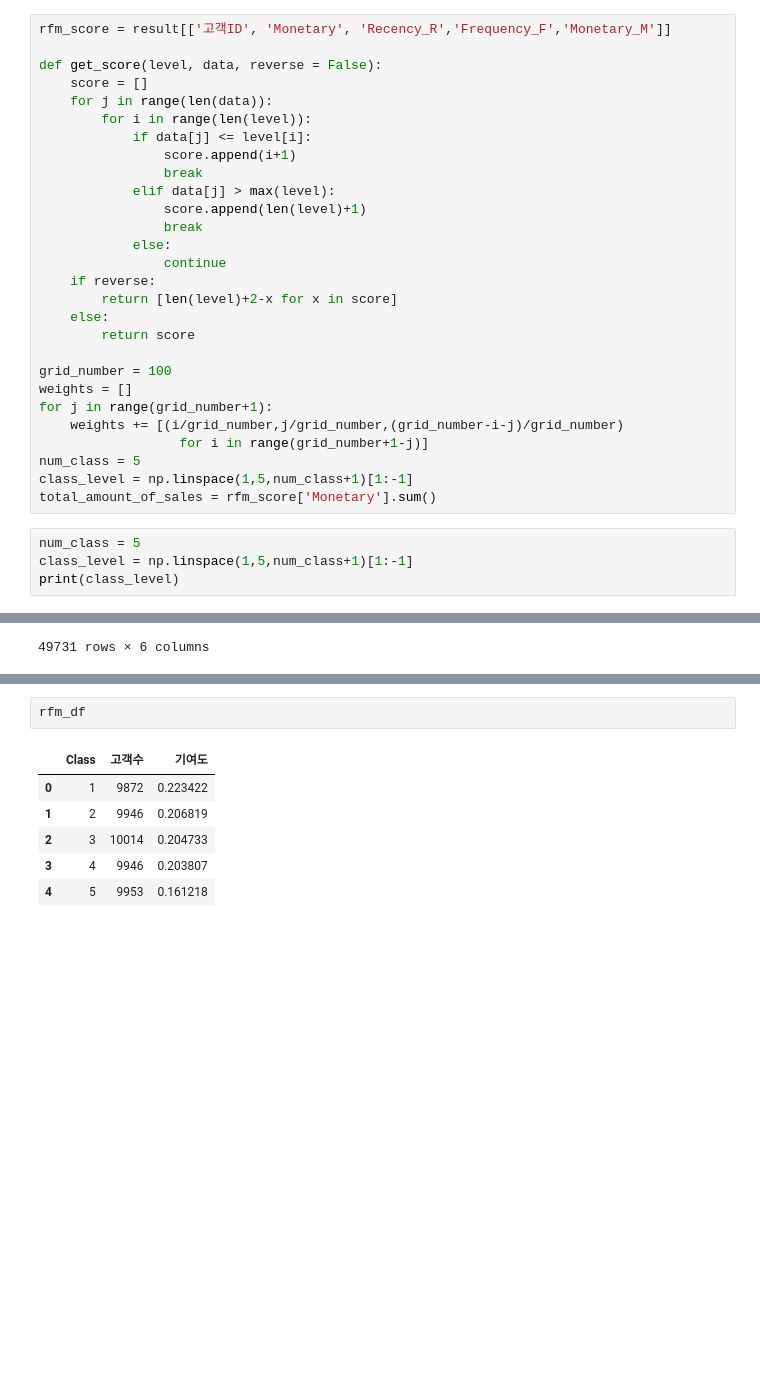
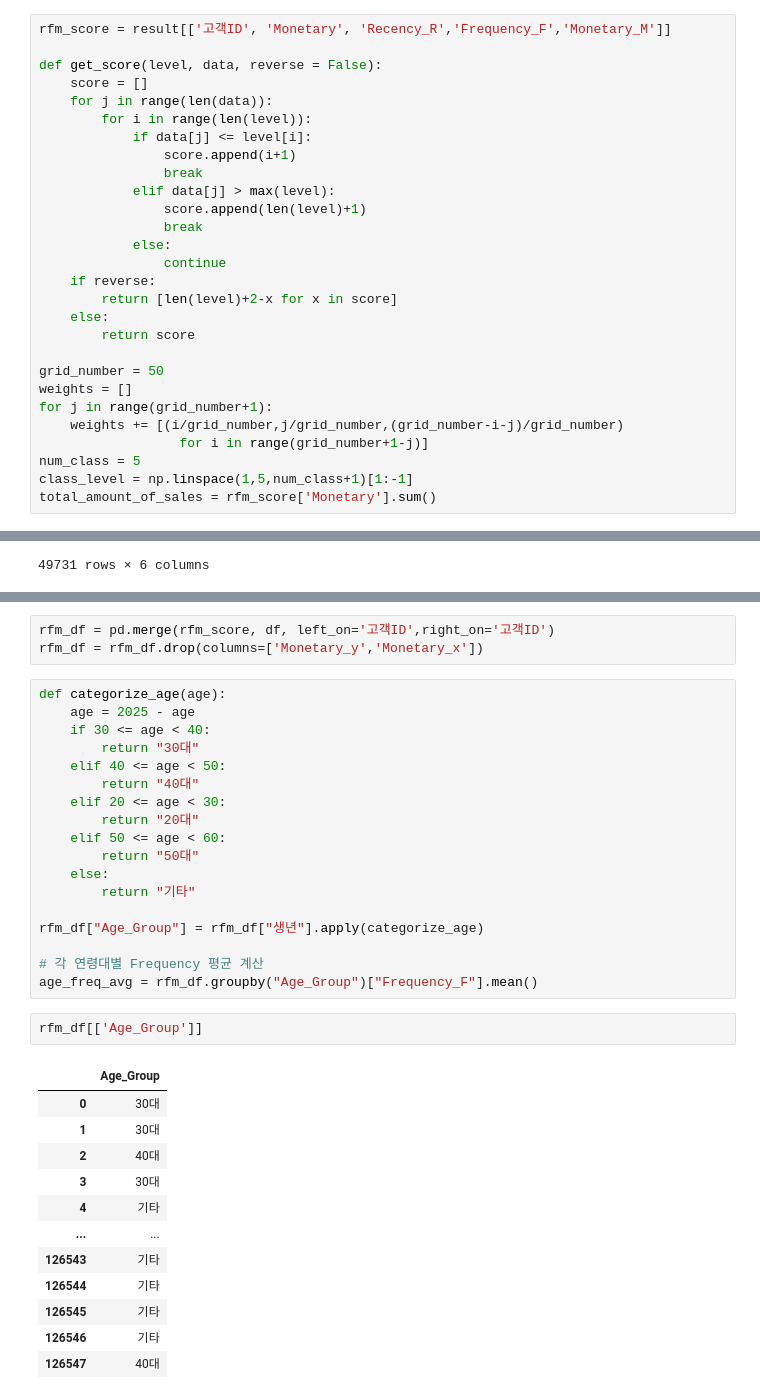
Before and after one commit to keemsub/RFM-Analysis, a Jupyter notebook: src/RFM.ipynb, the cells around one changed output, grey strips where cells are left out. Cells and saved outputs as stored; diff of their text form; blank space fills up the shorter version.

```diff
--- a/src/RFM.ipynb
+++ b/src/RFM.ipynb
@@ -456,7 +402,7 @@ def get_score(level, data, reverse = False):
     else:
         return score
 
-grid_number = 100
+grid_number = 50
 weights = []
 for j in range(grid_number+1):
     weights += [(i/grid_number,j/grid_number,(grid_number-i-j)/grid_number)
@@ -464,7 +410,3 @@ for j in range(grid_number+1):
 num_class = 5
 class_level = np.linspace(1,5,num_class+1)[1:-1]
 total_amount_of_sales = rfm_score['Monetary'].sum()
-# %%
-num_class = 5
-class_level = np.linspace(1,5,num_class+1)[1:-1]
-print(class_level)
@@ -529,9 +475,36 @@ rfm_df.drop(columns="Monetary", inplace=True)
+# %%
+rfm_df = pd.merge(rfm_score, df, left_on='고객ID',right_on='고객ID')
+rfm_df = rfm_df.drop(columns=['Monetary_y','Monetary_x'])
+# %%
+def categorize_age(age):
+    age = 2025 - age
+    if 30 <= age < 40:
+        return "30대"
+    elif 40 <= age < 50:
+        return "40대"
+    elif 20 <= age < 30:
+        return "20대"
+    elif 50 <= age < 60:
+        return "50대"
+    else:
+        return "기타"
+
+rfm_df["Age_Group"] = rfm_df["생년"].apply(categorize_age)
+
+# 각 연령대별 Frequency 평균 계산
+age_freq_avg = rfm_df.groupby("Age_Group")["Frequency_F"].mean()
 # %%
-rfm_df
+rfm_df[['Age_Group']]
 # %% [output]
-|  | Class | 고객수 | 기여도 |
-| 0 | 1 | 9872 | 0.223422 |
-| 1 | 2 | 9946 | 0.206819 |
-| 2 | 3 | 10014 | 0.204733 |
-| 3 | 4 | 9946 | 0.203807 |
-| 4 | 5 | 9953 | 0.161218 |
+|  | Age_Group |
+| 0 | 30대 |
+| 1 | 30대 |
+| 2 | 40대 |
+| 3 | 30대 |
+| 4 | 기타 |
+| ... | ... |
+| 126543 | 기타 |
+| 126544 | 기타 |
+| 126545 | 기타 |
+| 126546 | 기타 |
+| 126547 | 40대 |
```
Also changed, not shown: parts of 13 cells of this notebook, 3 other files.
